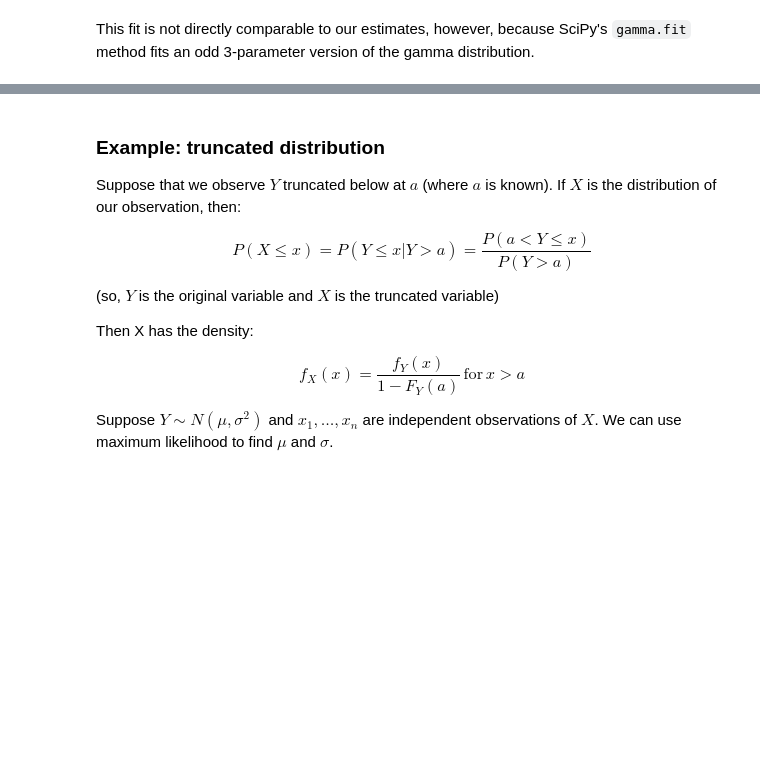
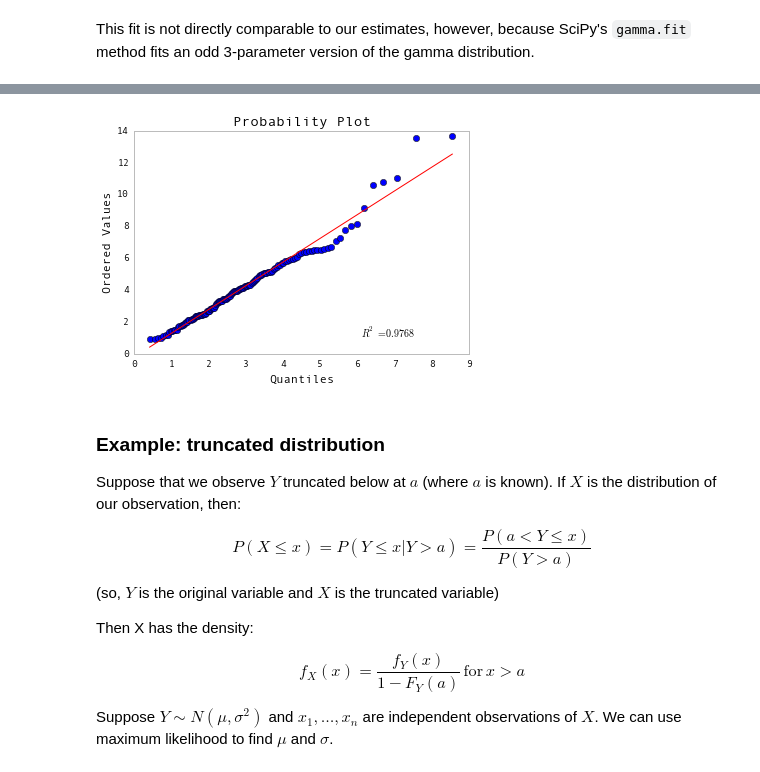
Before and after one commit to fonnesbeck/scipy2015_tutorial, a Jupyter notebook: notebooks/2. Density Estimation.ipynb, the cells around one changed output, grey strips where cells are left out. Drawn from its saved outputs; the diff is of its cells as text; code cells hidden in the pictures; blank space fills up the shorter version.

```diff
--- a/notebooks/2. Density Estimation.ipynb
+++ b/notebooks/2. Density Estimation.ipynb
@@ -438,3 +448,9 @@ This fit is not directly comparable to our estimates, however, because SciPy's `
+# %%
+from scipy.stats import probplot
+
+probplot(precip.Dec, dist=gamma(3.51, scale=0.84), plot=plt);
+# %% [output]
+[figure, added]
 # %% [markdown]
 ### Example: truncated distribution
 
```
Also changed, not shown: parts of 12 cells of this notebook, 1 other file.
